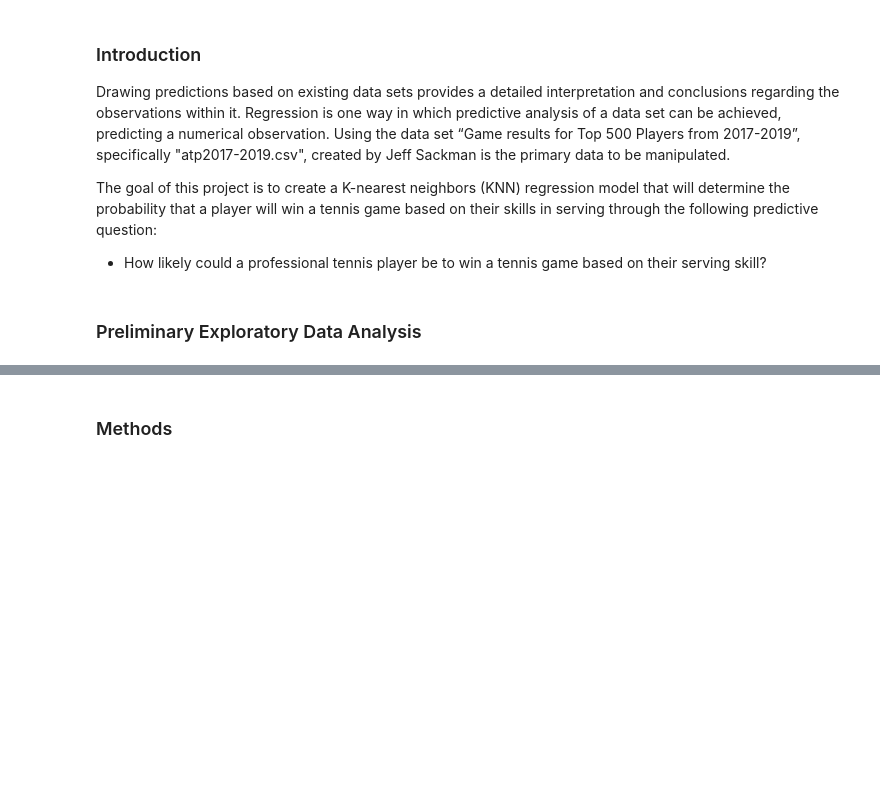
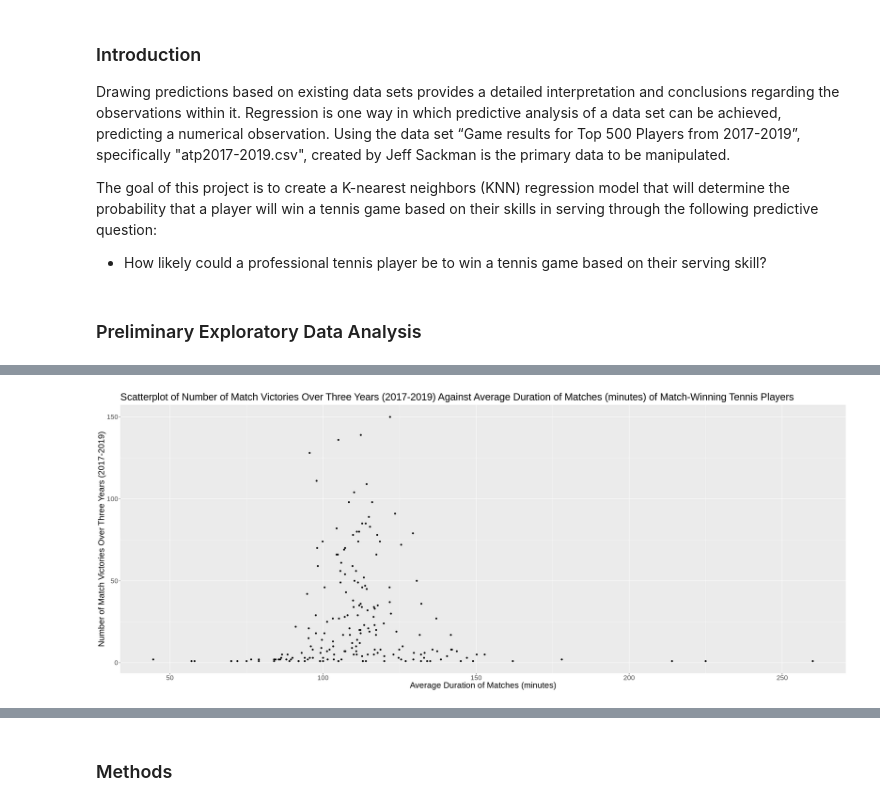
Before and after one commit to kimtanpalanca/dsci_group_15, a Jupyter notebook: project_proposal.ipynb, the cells around one changed output, grey strips where cells are left out. Saved outputs shown, nothing was run; the diff lists cells and outputs as text; code cells hidden in the pictures; blank space fills up the shorter version.

```diff
--- a/project_proposal.ipynb
+++ b/project_proposal.ipynb
@@ -17,0 +24,2 @@ The goal of this project is to create a K-nearest neighbors (KNN) regression mod
+# %%
+data <- read_csv("atp2017-2019.csv")
@@ -17,0 +44,9 @@ The goal of this project is to create a K-nearest neighbors (KNN) regression mod
+# %%
+data <- data%>%
+    select(winner_name, minutes, w_ace, w_df, w_svpt, w_SvGms, w_1stIn, w_1stWon)%>%
+#the columns relevant to our analysis are selected using this select() function
+    filter(!is.na(winner_name), !is.na(minutes), !is.na(w_ace), !is.na(w_df), !is.na(w_svpt),
+          !is.na(w_SvGms), !is.na(w_1stIn), !is.na(w_1stWon))
+#the !is.na() argument in the filter() function eliminates NA values in the relevant columns
+
+head(data, 5)
@@ -17,0 +108,6 @@ The goal of this project is to create a K-nearest neighbors (KNN) regression mod
+# %%
+data_split <- initial_split(data, prop = 0.75, strata = number_of_wins)
+data_train <- training(data_split)
+data_test <- testing(data_split)
+#randomly splits 75% of the data into the training and testing sets using
+#number_of_wins as the strata
@@ -17,0 +138,13 @@ The goal of this project is to create a K-nearest neighbors (KNN) regression mod
+# %%
+options(repr.plot.width = 25, repr.plot.height = 10)
+
+duration_scatterplot <- data_train%>%
+    ggplot(aes(x=avg_duration, y=number_of_wins))+
+    geom_point()+
+    theme (text = element_text (size = 20))+
+    labs(x="Average Duration of Matches (minutes)",
+         y="Number of Match Victories Over Three Years (2017-2019)")+
+    ggtitle("Scatterplot of Number of Match Victories Over Three Years (2017-2019) Against Average Duration of Matches (minutes) of Match-Winning Tennis Players")
+duration_scatterplot
+# %% [output]
+[figure, added]
```
Also changed, not shown: parts of 9 cells of this notebook, 1 other file.
